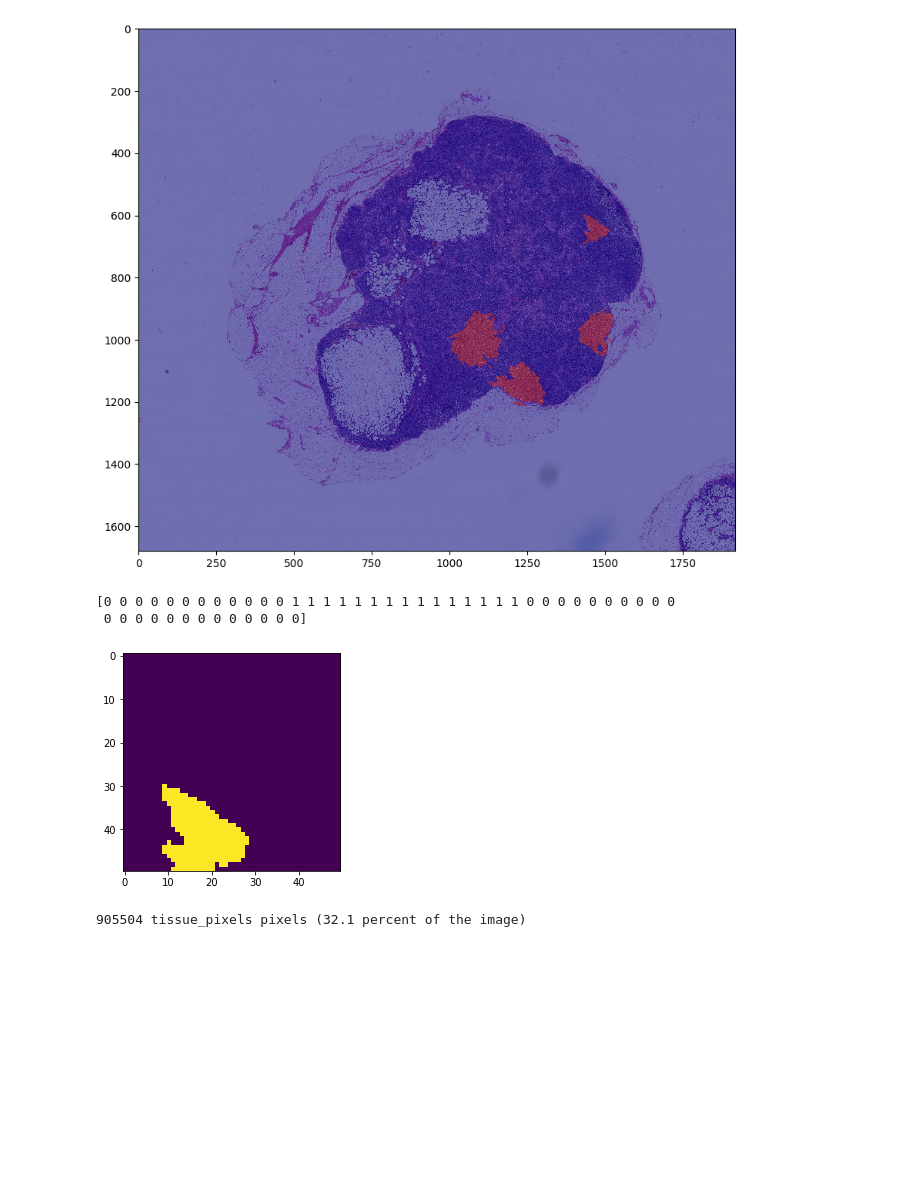
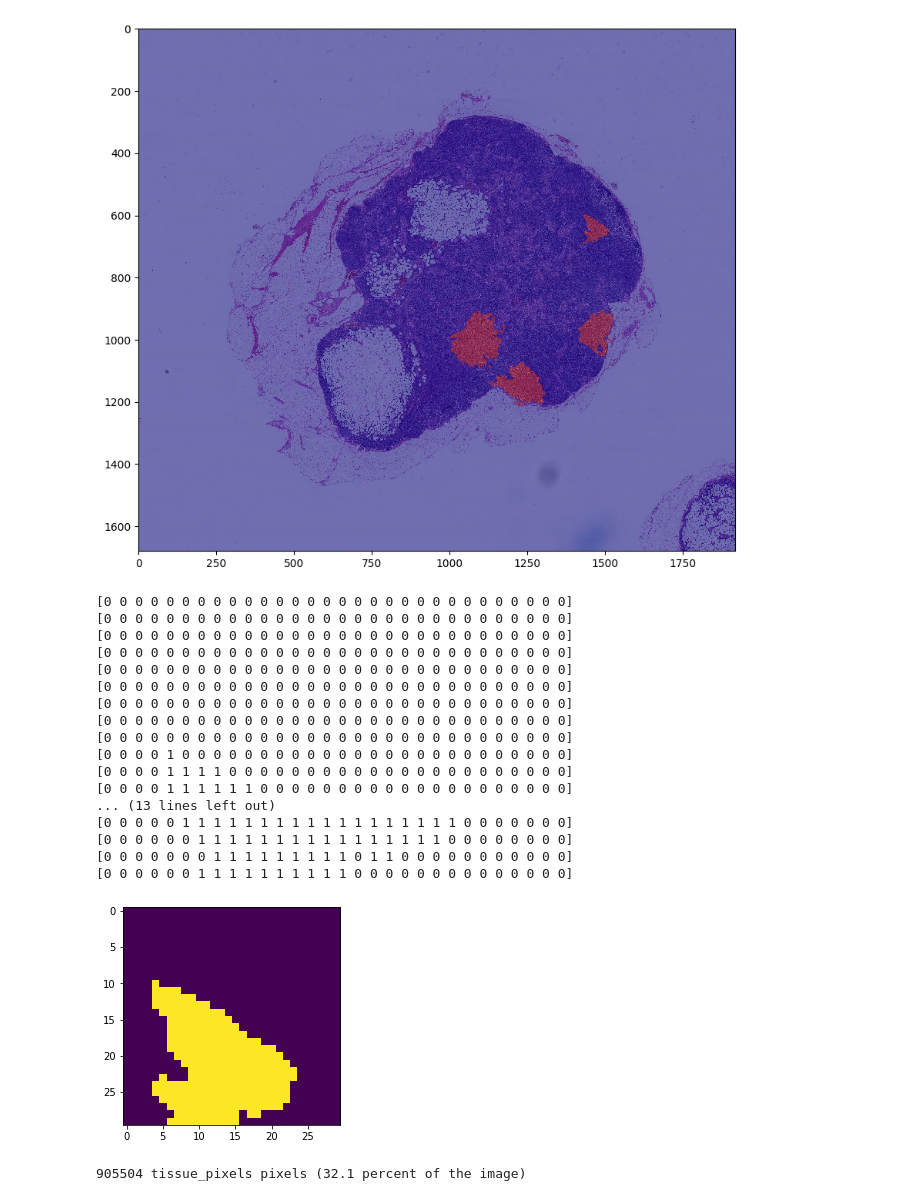
Before and after one commit to muftaye/deep_cancer_imaging, a Jupyter notebook: final_project2.ipynb, the cells around one changed output. Cells and saved outputs as stored; diff of their text form; code cells hidden in the pictures; blank space fills up the shorter version.

```diff
--- a/final_project2.ipynb
+++ b/final_project2.ipynb
@@ -172,15 +172,31 @@ plt.imshow(mask_image, cmap='jet', alpha=0.5) # Red regions contains cancer.
 # %%
 # Example: extract a region from the L7 downsampled image
 # Notice we're multiplying the x,y coordinates by the downsample factor.
 # This math can be tricky to get right, debug carefully.
 # Here, we're "aiming" for the top right blob in the image above.
-region = read_slide(tumor_mask, x=350 * 128, y=120 * 128, level=7, width=50, height=50)[:,:,0]
+region = read_slide(tumor_mask, x=355 * 128, y=140 * 128, level=7, width=30, height=30)[:,:,0]
 plt.imshow(region)
-print(region[40])
+for i in range(1,30):
+  print(region[i])
 # %% [output]
-[0 0 0 0 0 0 0 0 0 0 0 0 1 1 1 1 1 1 1 1 1 1 1 1 1 1 1 0 0 0 0 0 0 0 0 0 0
- 0 0 0 0 0 0 0 0 0 0 0 0 0]
+[0 0 0 0 0 0 0 0 0 0 0 0 0 0 0 0 0 0 0 0 0 0 0 0 0 0 0 0 0 0]
+[0 0 0 0 0 0 0 0 0 0 0 0 0 0 0 0 0 0 0 0 0 0 0 0 0 0 0 0 0 0]
+[0 0 0 0 0 0 0 0 0 0 0 0 0 0 0 0 0 0 0 0 0 0 0 0 0 0 0 0 0 0]
+[0 0 0 0 0 0 0 0 0 0 0 0 0 0 0 0 0 0 0 0 0 0 0 0 0 0 0 0 0 0]
+[0 0 0 0 0 0 0 0 0 0 0 0 0 0 0 0 0 0 0 0 0 0 0 0 0 0 0 0 0 0]
+[0 0 0 0 0 0 0 0 0 0 0 0 0 0 0 0 0 0 0 0 0 0 0 0 0 0 0 0 0 0]
+[0 0 0 0 0 0 0 0 0 0 0 0 0 0 0 0 0 0 0 0 0 0 0 0 0 0 0 0 0 0]
+[0 0 0 0 0 0 0 0 0 0 0 0 0 0 0 0 0 0 0 0 0 0 0 0 0 0 0 0 0 0]
+[0 0 0 0 0 0 0 0 0 0 0 0 0 0 0 0 0 0 0 0 0 0 0 0 0 0 0 0 0 0]
+[0 0 0 0 1 0 0 0 0 0 0 0 0 0 0 0 0 0 0 0 0 0 0 0 0 0 0 0 0 0]
+[0 0 0 0 1 1 1 1 0 0 0 0 0 0 0 0 0 0 0 0 0 0 0 0 0 0 0 0 0 0]
+[0 0 0 0 1 1 1 1 1 1 0 0 0 0 0 0 0 0 0 0 0 0 0 0 0 0 0 0 0 0]
+... (13 lines left out)
+[0 0 0 0 0 1 1 1 1 1 1 1 1 1 1 1 1 1 1 1 1 1 1 0 0 0 0 0 0 0]
+[0 0 0 0 0 0 1 1 1 1 1 1 1 1 1 1 1 1 1 1 1 1 0 0 0 0 0 0 0 0]
+[0 0 0 0 0 0 0 1 1 1 1 1 1 1 1 1 0 1 1 0 0 0 0 0 0 0 0 0 0 0]
+[0 0 0 0 0 0 1 1 1 1 1 1 1 1 1 1 0 0 0 0 0 0 0 0 0 0 0 0 0 0]
-[figure, old version]
+[figure, new version]
 # %%
 # As mentioned in class, we can improve efficiency by ignoring non-tissue areas
 # of the slide. We'll find these by looking for all gray regions.
```
Also changed, not shown: parts of 2 cells of this notebook.
